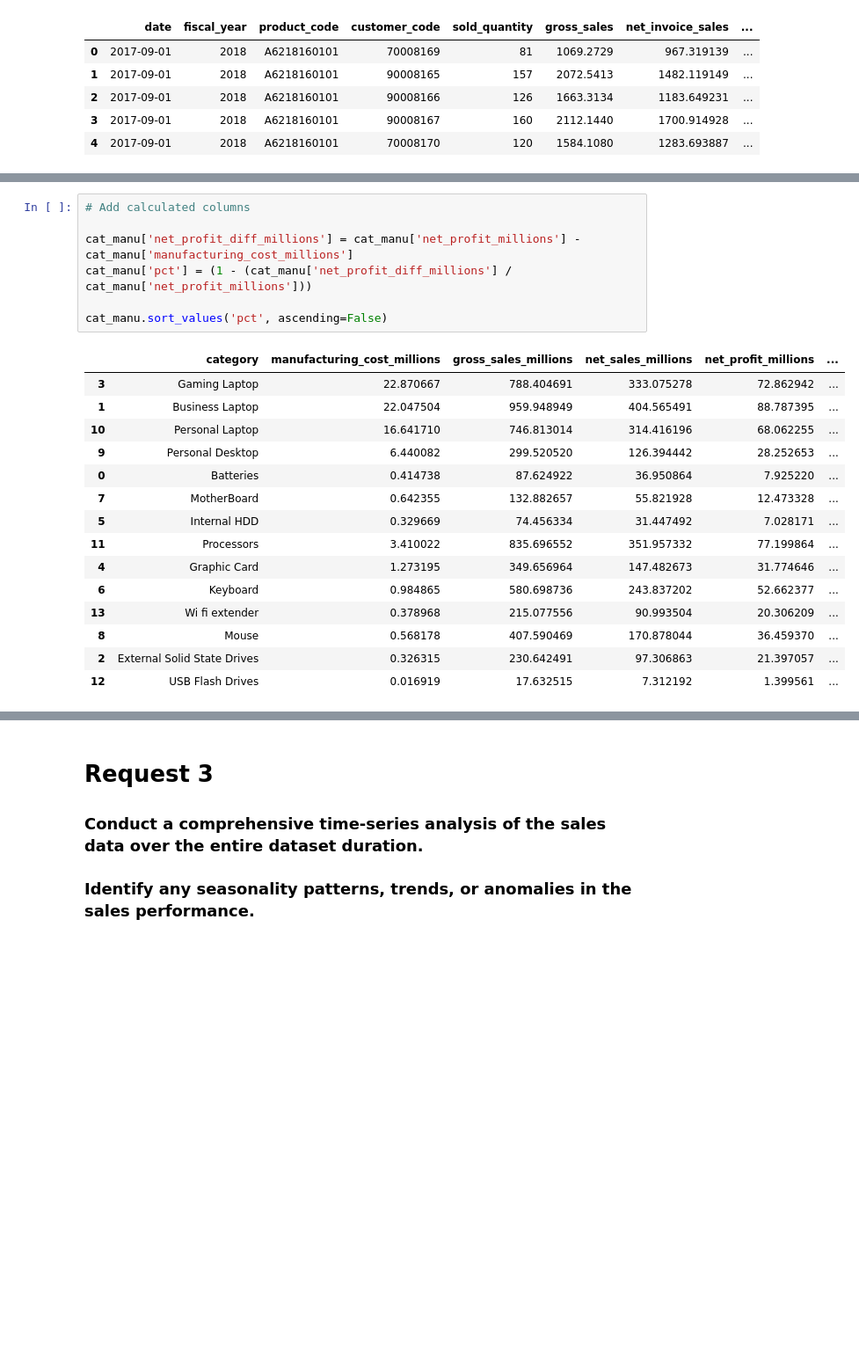
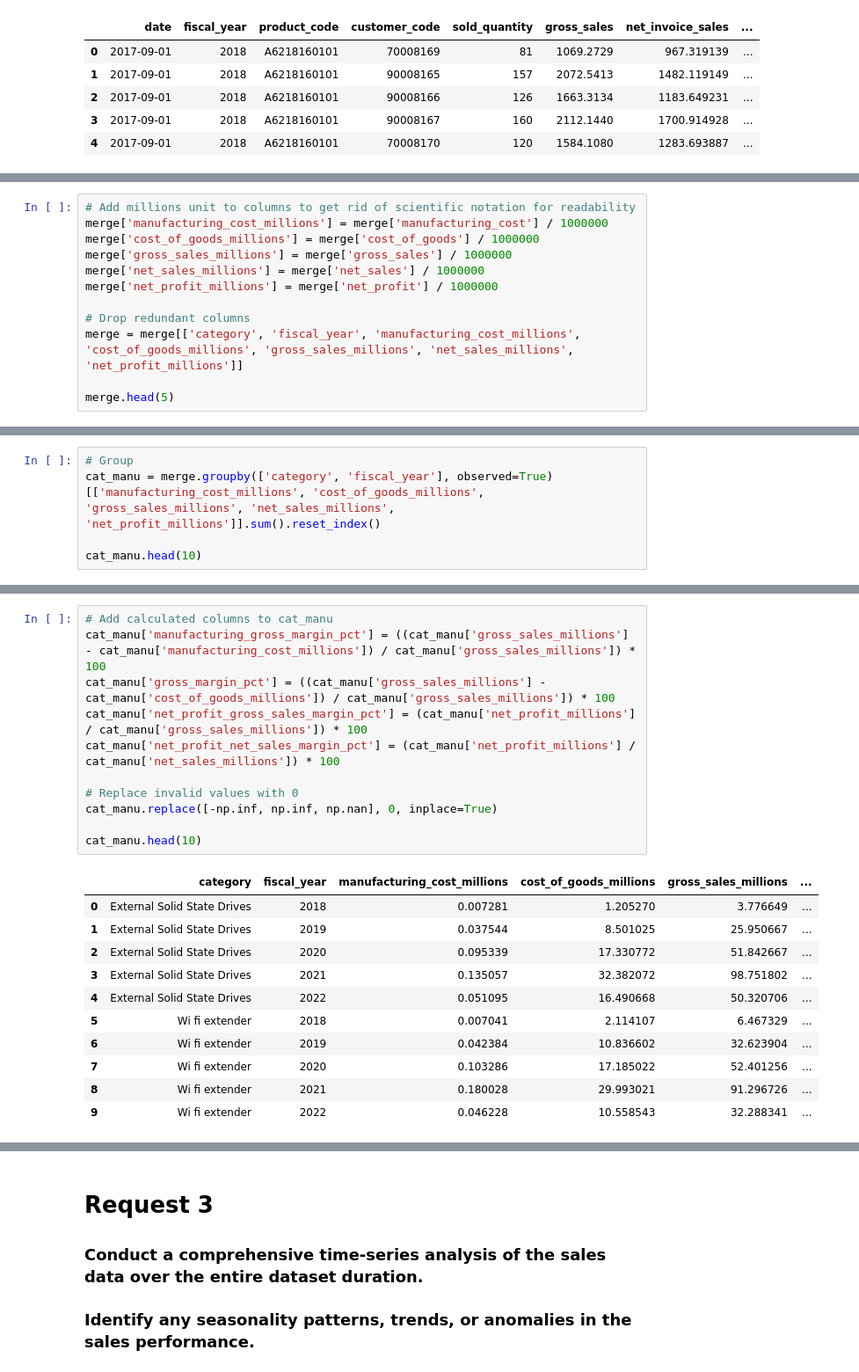
Before and after one commit to occampos/Supply-Chain-Analysis, a Jupyter notebook: analysis/sc_analysis.ipynb, the cells around one changed output, grey strips where cells are left out. Shown at 88% size. Saved outputs shown, nothing was run; the diff lists cells and outputs as text; blank space fills up the shorter version.

```diff
--- a/analysis/sc_analysis.ipynb
+++ b/analysis/sc_analysis.ipynb
@@ -519,0 +469,12 @@ cat_manu
+# %%
+# Add millions unit to columns to get rid of scientific notation for readability
+merge['manufacturing_cost_millions'] = merge['manufacturing_cost'] / 1000000
+merge['cost_of_goods_millions'] = merge['cost_of_goods'] / 1000000
+merge['gross_sales_millions'] = merge['gross_sales'] / 1000000
+merge['net_sales_millions'] = merge['net_sales'] / 1000000
+merge['net_profit_millions'] = merge['net_profit'] / 1000000
+
+# Drop redundant columns
+merge = merge[['category', 'fiscal_year', 'manufacturing_cost_millions', 'cost_of_goods_millions', 'gross_sales_millions', 'net_sales_millions', 'net_profit_millions']]
+
+merge.head(5)
@@ -519,0 +488,5 @@ cat_manu
+# %%
+# Group
+cat_manu = merge.groupby(['category', 'fiscal_year'], observed=True)[['manufacturing_cost_millions', 'cost_of_goods_millions', 'gross_sales_millions', 'net_sales_millions', 'net_profit_millions']].sum().reset_index()
+
+cat_manu.head(10)
@@ -520,23 +589,23 @@ cat_manu
 # %%
-# Add calculated columns
+# Add calculated columns to cat_manu
+cat_manu['manufacturing_gross_margin_pct'] = ((cat_manu['gross_sales_millions'] - cat_manu['manufacturing_cost_millions']) / cat_manu['gross_sales_millions']) * 100
+cat_manu['gross_margin_pct'] = ((cat_manu['gross_sales_millions'] - cat_manu['cost_of_goods_millions']) / cat_manu['gross_sales_millions']) * 100
+cat_manu['net_profit_gross_sales_margin_pct'] = (cat_manu['net_profit_millions'] / cat_manu['gross_sales_millions']) * 100
+cat_manu['net_profit_net_sales_margin_pct'] = (cat_manu['net_profit_millions'] / cat_manu['net_sales_millions']) * 100
 
-cat_manu['net_profit_diff_millions'] = cat_manu['net_profit_millions'] - cat_manu['manufacturing_cost_millions']
-cat_manu['pct'] = (1 - (cat_manu['net_profit_diff_millions'] / cat_manu['net_profit_millions']))
+# Replace invalid values with 0
+cat_manu.replace([-np.inf, np.inf, np.nan], 0, inplace=True)
 
-cat_manu.sort_values('pct', ascending=False)
+cat_manu.head(10)
 # %% [output]
-|  | category | manufacturing_cost_millions | gross_sales_millions | net_sales_millions | net_profit_millions | ... |
-| 3 | Gaming Laptop | 22.870667 | 788.404691 | 333.075278 | 72.862942 | ... |
-| 1 | Business Laptop | 22.047504 | 959.948949 | 404.565491 | 88.787395 | ... |
-| 10 | Personal Laptop | 16.641710 | 746.813014 | 314.416196 | 68.062255 | ... |
-| 9 | Personal Desktop | 6.440082 | 299.520520 | 126.394442 | 28.252653 | ... |
-| 0 | Batteries | 0.414738 | 87.624922 | 36.950864 | 7.925220 | ... |
-| 7 | MotherBoard | 0.642355 | 132.882657 | 55.821928 | 12.473328 | ... |
-| 5 | Internal HDD | 0.329669 | 74.456334 | 31.447492 | 7.028171 | ... |
-| 11 | Processors | 3.410022 | 835.696552 | 351.957332 | 77.199864 | ... |
-| 4 | Graphic Card | 1.273195 | 349.656964 | 147.482673 | 31.774646 | ... |
-| 6 | Keyboard | 0.984865 | 580.698736 | 243.837202 | 52.662377 | ... |
-| 13 | Wi fi extender | 0.378968 | 215.077556 | 90.993504 | 20.306209 | ... |
-| 8 | Mouse | 0.568178 | 407.590469 | 170.878044 | 36.459370 | ... |
-| 2 | External Solid State Drives | 0.326315 | 230.642491 | 97.306863 | 21.397057 | ... |
-| 12 | USB Flash Drives | 0.016919 | 17.632515 | 7.312192 | 1.399561 | ... |
+|  | category | fiscal_year | manufacturing_cost_millions | cost_of_goods_millions | gross_sales_millions | ... |
+| 0 | External Solid State Drives | 2018 | 0.007281 | 1.205270 | 3.776649 | ... |
+| 1 | External Solid State Drives | 2019 | 0.037544 | 8.501025 | 25.950667 | ... |
+| 2 | External Solid State Drives | 2020 | 0.095339 | 17.330772 | 51.842667 | ... |
+| 3 | External Solid State Drives | 2021 | 0.135057 | 32.382072 | 98.751802 | ... |
+| 4 | External Solid State Drives | 2022 | 0.051095 | 16.490668 | 50.320706 | ... |
+| 5 | Wi fi extender | 2018 | 0.007041 | 2.114107 | 6.467329 | ... |
+| 6 | Wi fi extender | 2019 | 0.042384 | 10.836602 | 32.623904 | ... |
+| 7 | Wi fi extender | 2020 | 0.103286 | 17.185022 | 52.401256 | ... |
+| 8 | Wi fi extender | 2021 | 0.180028 | 29.993021 | 91.296726 | ... |
+| 9 | Wi fi extender | 2022 | 0.046228 | 10.558543 | 32.288341 | ... |
```
Also changed, not shown: parts of 40 cells of this notebook, 1 other file.
